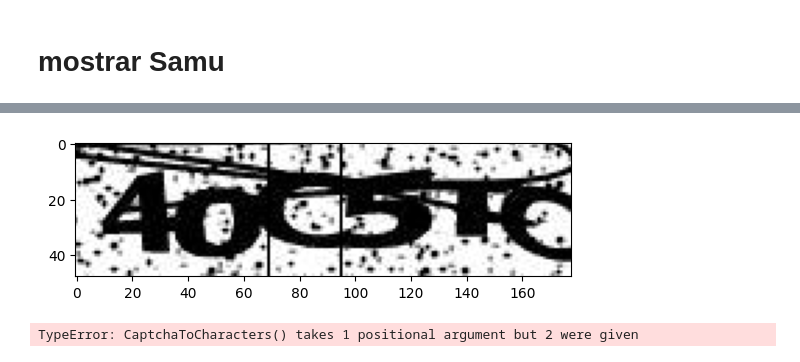
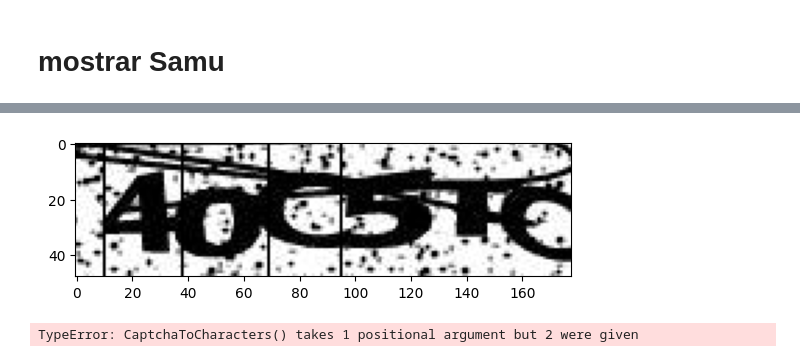
Before and after one commit to Samuel-Brisio/ufmg_icv_classificador, a Jupyter notebook: classificador_hog.ipynb, the cells around one changed output, grey strips where cells are left out. Cells and saved outputs as stored; diff of their text form; code cells hidden in the pictures.

```diff
--- a/classificador_hog.ipynb
+++ b/classificador_hog.ipynb
@@ -320,28 +321,28 @@ array([0.93 , 0.924, 0.916, 0.915, 0.893, 0.894])
 # %%
 captcha = cv.imread('./CAPTCHA-10k/validacao/008016.jpg', cv.IMREAD_GRAYSCALE)
 magnitude, angle = gradient(captcha)
 
 a = captcha[1:-1, 1:-1]
-# a[:, 8] = 0
-# a[:, 40] = 0
+a[:, 10] = 0
+a[:, 38] = 0
 
 # a[:, 37] = 0
 a[:, 69] = 0
 a[:, 95] = 0
 # a[:, 100] = 0
 
 # a[:, 125] = 0
 # a[:, 130] = 0
 
 # a[:, 153] = 0
 # a[:, 155] = 0
 
 
 
 plt.imshow(a, cmap='gray')
 plt.show()
 # %% [output]
-[figure, old version]
+[figure, new version]
 # %%
 
 
```
Also changed, not shown: parts of 5 cells of this notebook.
